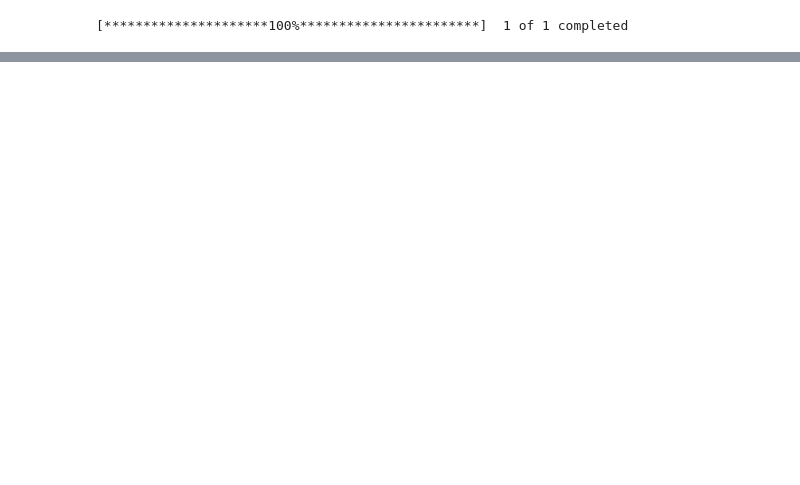
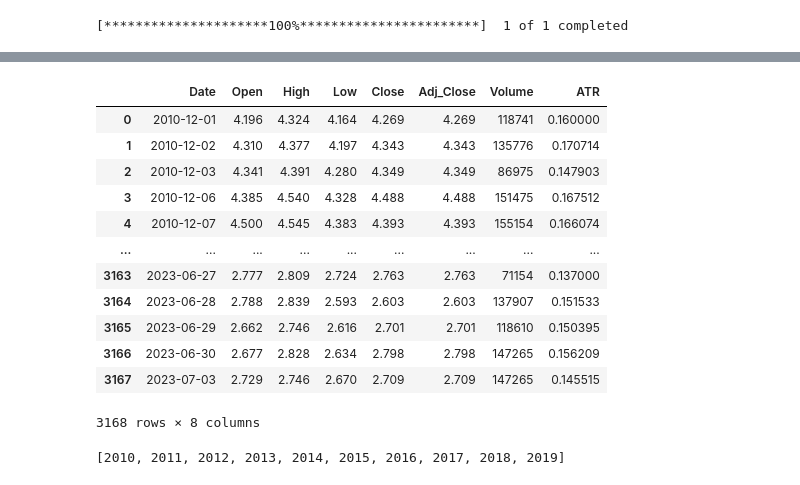
Before and after one commit to abridgers087/Group-Project-3, a Jupyter notebook: Natural Gas Futures and ATR(14).ipynb, the cells around one changed output, grey strips where cells are left out. Saved outputs shown, nothing was run; the diff lists cells and outputs as text; code cells hidden in the pictures; blank space fills up the shorter version.

```diff
--- a/Natural Gas Futures and ATR(14).ipynb
+++ b/Natural Gas Futures and ATR(14).ipynb
@@ -98,0 +135,22 @@ plt.show()
+# %%
+merged_df
+# %% [output]
+|  | Date | Open | High | Low | Close | Adj_Close | Volume | ATR |
+| 0 | 2010-12-01 | 4.196 | 4.324 | 4.164 | 4.269 | 4.269 | 118741 | 0.160000 |
+| 1 | 2010-12-02 | 4.310 | 4.377 | 4.197 | 4.343 | 4.343 | 135776 | 0.170714 |
+| 2 | 2010-12-03 | 4.341 | 4.391 | 4.280 | 4.349 | 4.349 | 86975 | 0.147903 |
+| 3 | 2010-12-06 | 4.385 | 4.540 | 4.328 | 4.488 | 4.488 | 151475 | 0.167512 |
+| 4 | 2010-12-07 | 4.500 | 4.545 | 4.383 | 4.393 | 4.393 | 155154 | 0.166074 |
+| ... | ... | ... | ... | ... | ... | ... | ... | ... |
+| 3163 | 2023-06-27 | 2.777 | 2.809 | 2.724 | 2.763 | 2.763 | 71154 | 0.137000 |
+| 3164 | 2023-06-28 | 2.788 | 2.839 | 2.593 | 2.603 | 2.603 | 137907 | 0.151533 |
+| 3165 | 2023-06-29 | 2.662 | 2.746 | 2.616 | 2.701 | 2.701 | 118610 | 0.150395 |
+| 3166 | 2023-06-30 | 2.677 | 2.828 | 2.634 | 2.798 | 2.798 | 147265 | 0.156209 |
+| 3167 | 2023-07-03 | 2.729 | 2.746 | 2.670 | 2.709 | 2.709 | 147265 | 0.145515 |
+3168 rows × 8 columns
+# %%
+# build list of years in timeframe
+years = [year for year in range(2010,2020)]
+years
+# %% [output]
+[2010, 2011, 2012, 2013, 2014, 2015, 2016, 2017, 2018, 2019]
```
Also changed, not shown: parts of 18 cells of this notebook.
